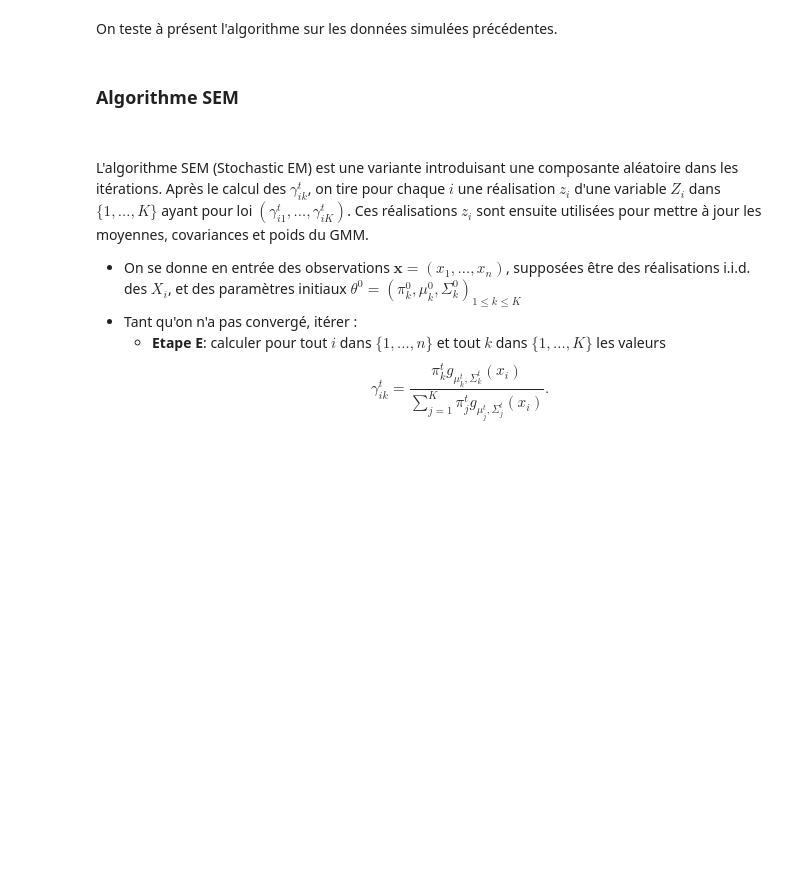
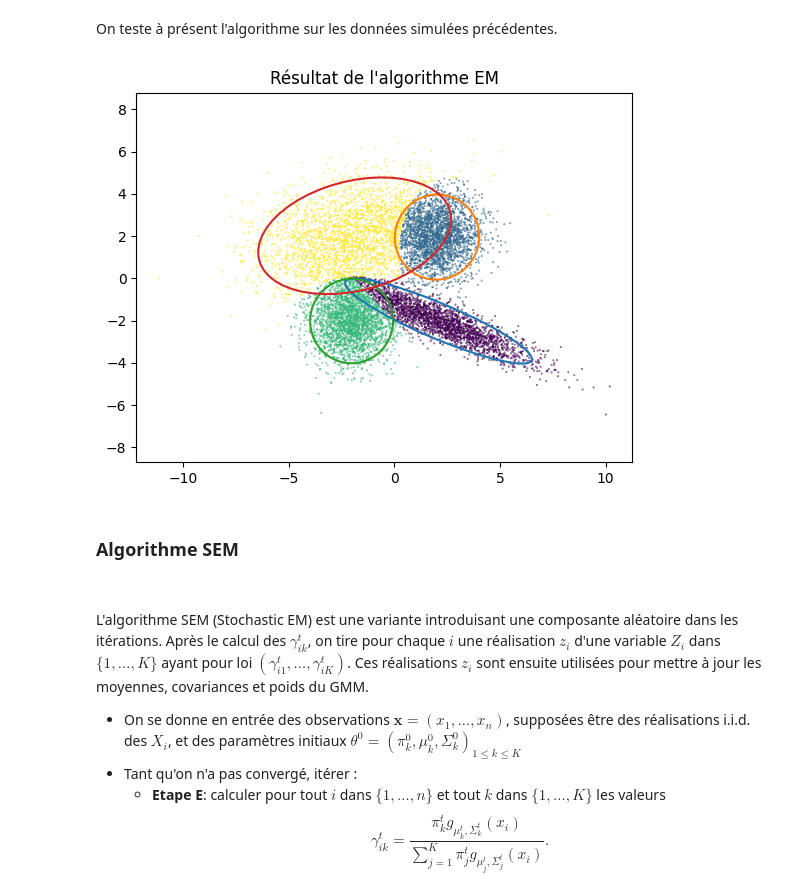
Before and after one commit to joanglaunes/algosto, a Jupyter notebook: python/TP_EM_GMM_session.ipynb, the cells around one changed output. Cells and saved outputs as stored; diff of their text form; code cells hidden in the pictures; blank space fills up the shorter version.

```diff
--- a/python/TP_EM_GMM_session.ipynb
+++ b/python/TP_EM_GMM_session.ipynb
@@ -134,22 +132,45 @@ def EM_gaussian_mixture(x, K, niter=50):
     n = x.shape[0]
     pi, mu, Sigma = init_EM(x,K)
     gamma = np.zeros((n,K))
-    for t in range[niter]:
+    for t in range(niter):
         # étape E: calcul des gamma_ik à partir des pi_k, mu_k, Sigma_k
         for k in range(K):
             gamma[:,k] = pi[k] * sps.multivariate_normal.pdf(x,mu[k,:],Sigma[k,:,:])
         gamma = gamma / np.sum(gamma,axis=1,keepdims=True)
         # étape M: calcul des pi_k, mu_k, Sigma_k à partir des gamma_ik
-        # ... à terminer ...
+        pi = np.mean(gamma,axis=0)
+        gamma_x = gamma[:,:,None]*x[:,None,:]           # (n,K,d)
+
+        # solution 1 pour mu et Sigma : directement sans boucle
+        mu = np.sum(gamma_x, axis=0)/(n*pi[:,None])     # (K,d)
+        xmmu = x[:,None,:]-mu[None,:,:]                 # (n,K,d)
+        Sigma = np.sum(gamma[:,:,None,None]*xmmu[:,:,:,None]*xmmu[:,:,None,:], axis=0)  # (K,d,d)
+        Sigma = Sigma / (n*pi[:,None,None])
+
+        # solution 2 pour mu et Sigma : boucle sur k
+        #for k in range(K):
+        #    mu[k,:] = np.sum(gamma[:,k][:,None]*x, axis=0) / (n*pi[k])
+        #    xmmu = (x-mu[k,:])
+        #    Sigma[k,:,:] = np.sum(gamma[:,k][:,None,None]*xmmu[:,:,None]*xmmu[:,None,:],axis=0) / (n*pi[k])
+
+        # solution 3 pour mu et Sigma : boucle sur k et utilisation de np.average et np.cov
+        #for k in range(K):
+        #    weights = gamma[:,k]/np.sum(gamma[:,k])
+        #    mu[k,:] = np.average(x,axis=0,weights=weights)
+        #    Sigma[k,:,:] = np.cov(x.T,aweights=weights)
+
+    return pi, mu, Sigma, gamma
 # %% [markdown]
 On teste à présent l'algorithme sur les données simulées précédentes.
 # %%
 K = 4
 pi, mu, Sigma, gamma = EM_gaussian_mixture(x, K)
 
 # affichage
-z = np.argmax(gamma,axis=0)
+z = np.argmax(gamma,axis=1)
 plot_gaussian_mixture_2d(mu,Sigma,x,z, title="Résultat de l'algorithme EM")
+# %% [output]
+[figure, added]
 # %% [markdown]
 ### Algorithme SEM
 
```
Also changed, not shown: parts of 10 cells of this notebook.
